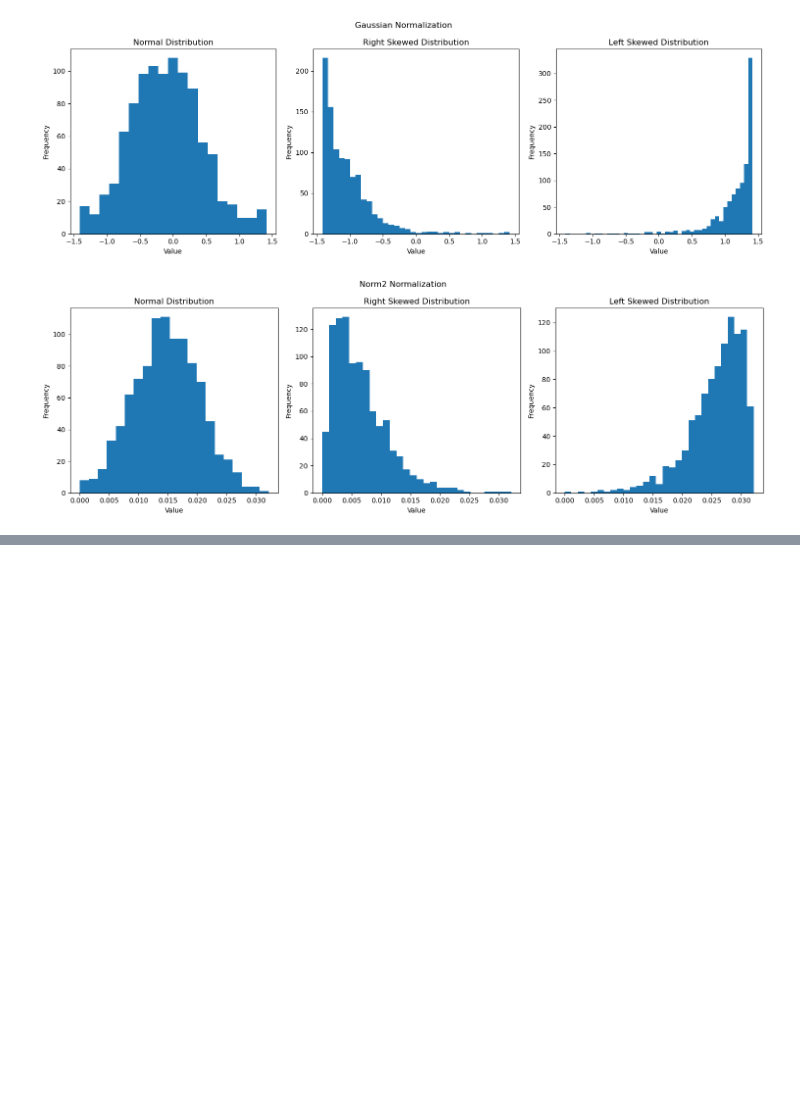
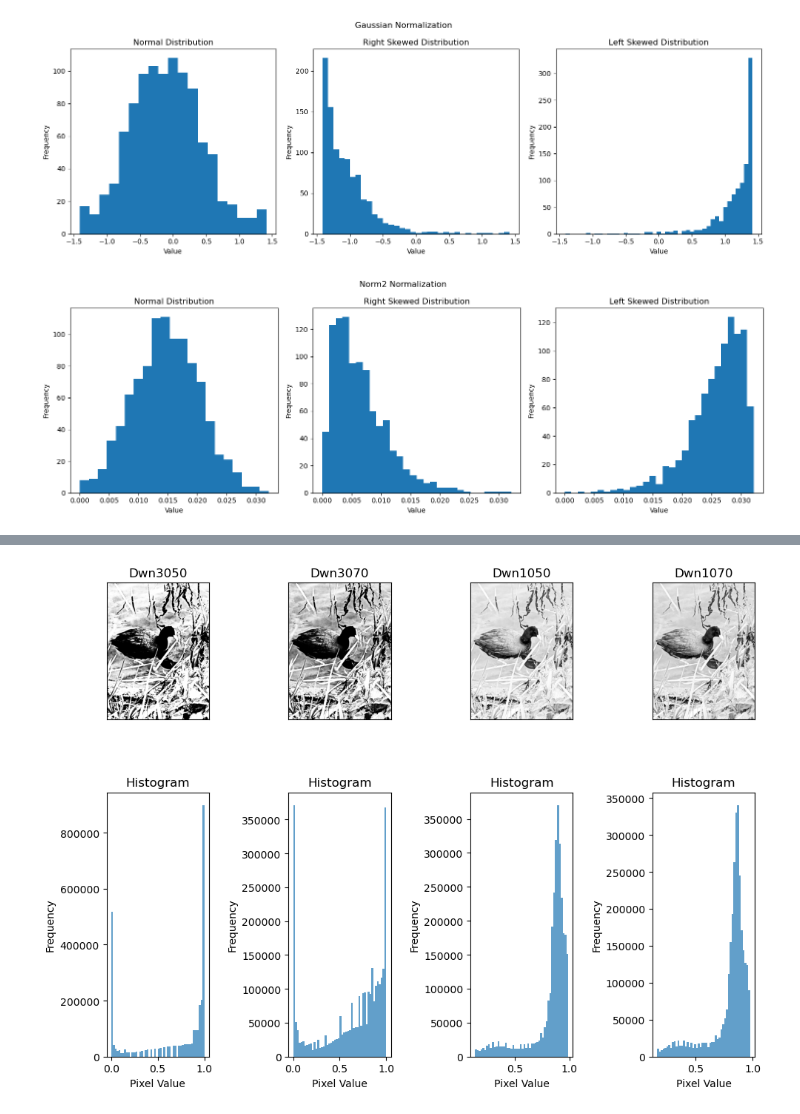
Before and after one commit to maxsivertsen/maxsivertsen.github.io, a Jupyter notebook: normalization_techniques.ipynb, the cells around one changed output, grey strips where cells are left out. Saved outputs shown, nothing was run; the diff lists cells and outputs as text; code cells hidden in the pictures; blank space fills up the shorter version.

```diff
--- a/normalization_techniques.ipynb
+++ b/normalization_techniques.ipynb
@@ -202,0 +243,69 @@ plot_histogram(norm2_normalization_array, titles, norm_type = 'Norm2 Normalizati
+# %%
+dwn3050 = dynamic_world_normalization(g2, [30, 50])
+dwn3070 = dynamic_world_normalization(g2, [30, 70])
+dwn1050 = dynamic_world_normalization(g2, [10, 50])
+dwn1070 = dynamic_world_normalization(g2, [10, 70])
+
+dwn3050flat = dwn3050.flatten()
+dwn3070flat = dwn3070.flatten()
+dwn1050flat = dwn1050.flatten()
+dwn1070flat = dwn1070.flatten()
+
+# Create a figure and axes for subplots
+fig, axes = plt.subplots(2, 4, figsize=(10, 8))
+
+# Plot each image on its corresponding subplot and turn off axis labels
+axes[0, 0].imshow(dwn3050, cmap='gray')
+axes[0, 0].set_title('Dwn3050')
+axes[0, 0].set_xticks([])
+axes[0, 0].set_yticks([])
+
+# Histogram for dwn3050
+axes[1, 0].hist(dwn3050flat, bins=50, range=(min(dwn3050flat), max(dwn3050flat)), alpha=0.7)
+axes[1, 0].set_title('Histogram')
+axes[1, 0].set_xlabel('Pixel Value')
+axes[1, 0].set_ylabel('Frequency')
+
+
+axes[0, 1].imshow(dwn3070, cmap='gray')
+axes[0, 1].set_title('Dwn3070')
+axes[0, 1].set_xticks([])
+axes[0, 1].set_yticks([])
+
+# Histogram for dwn3070
+axes[1, 1].hist(dwn3070flat, bins=50, range=(min(dwn3070flat), max(dwn3070flat)), alpha=0.7)
+axes[1, 1].set_title('Histogram')
+axes[1, 1].set_xlabel('Pixel Value')
+axes[1, 1].set_ylabel('Frequency')
+
+axes[0, 2].imshow(dwn1050, cmap='gray')
+axes[0, 2].set_title('Dwn1050')
+axes[0, 2].set_xticks([])
+axes[0, 2].set_yticks([])
+
+# Histogram for dwn1050
+axes[1, 2].hist(dwn1050flat, bins=50, range=(min(dwn1050flat), max(dwn1050flat)), alpha=0.7)
+axes[1, 2].set_title('Histogram')
+axes[1, 2].set_xlabel('Pixel Value')
+axes[1, 2].set_ylabel('Frequency')
+
+axes[0, 3].imshow(dwn1070, cmap='gray')
+axes[0, 3].set_title('Dwn1070')
+axes[0, 3].set_xticks([])
+axes[0, 3].set_yticks([])
+
+# Histogram for dwn1070
+axes[1, 3].hist(dwn1070flat, bins=50, range=(min(dwn1070flat), max(dwn1070flat)), alpha=0.7)
+axes[1, 3].set_title('Histogram')
+axes[1, 3].set_xlabel('Pixel Value')
+axes[1, 3].set_ylabel('Frequency')
+
+# Adjust layout to prevent overlap
+plt.tight_layout()
+
+plt.savefig("Dynamic-world-normalization.jpeg")
+
+# Display the plot
+plt.show()
+# %% [output]
+[figure, added]
```
Also changed, not shown: parts of 9 cells of this notebook, 6 other files.
